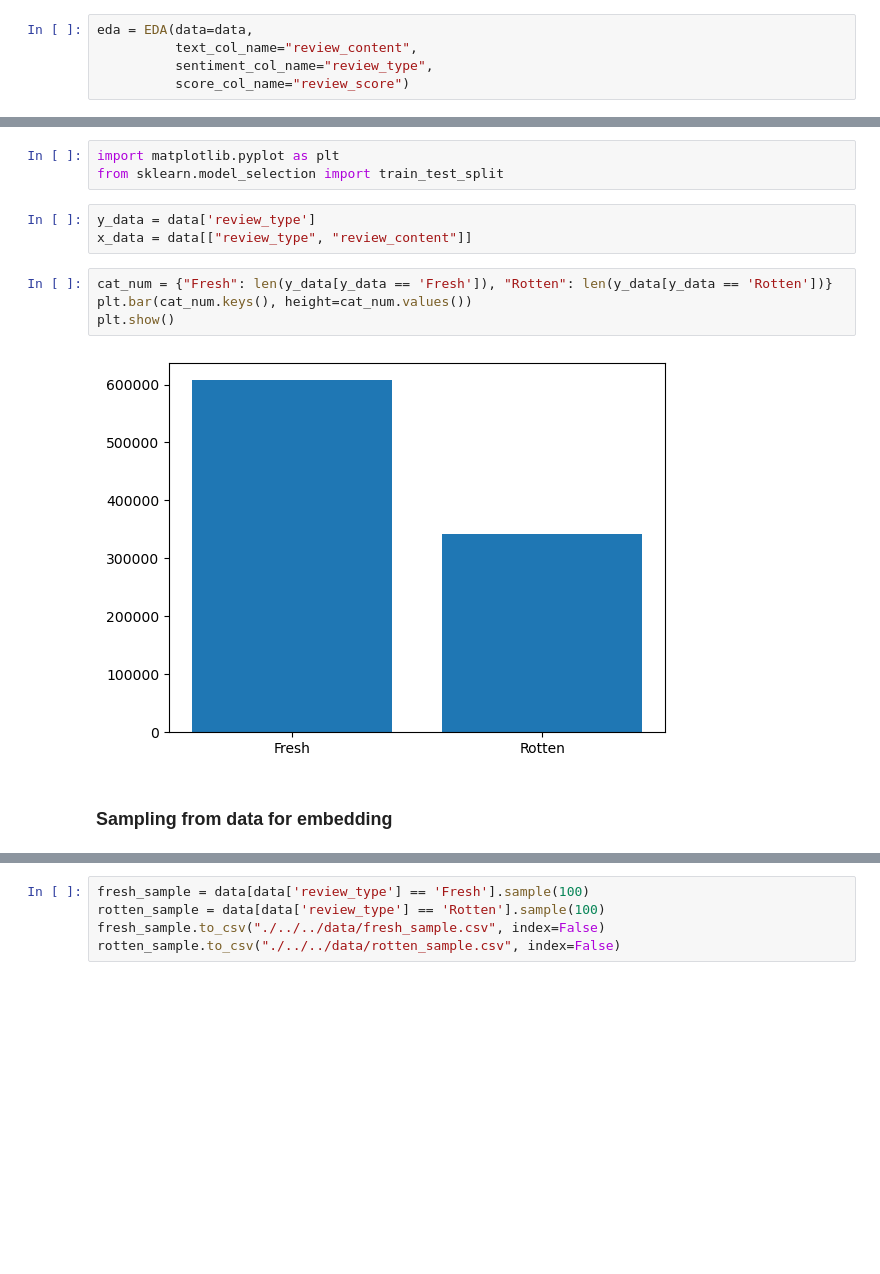
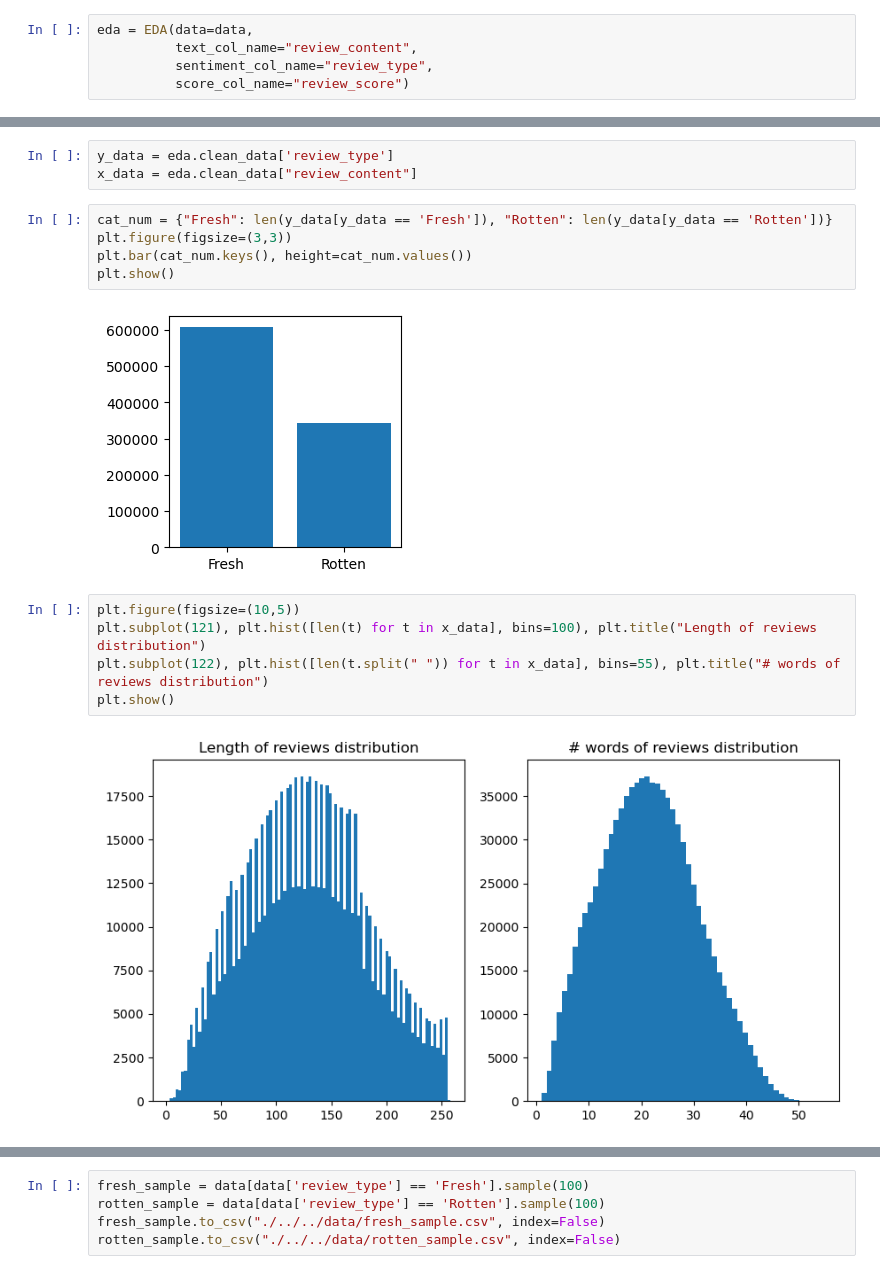
Before and after one commit to MMovasaghi/SentiMovie, a Jupyter notebook: code/data_preprocessing/preprocessing.ipynb, the cells around one changed output, grey strips where cells are left out. Cells and saved outputs as stored; diff of their text form; blank space fills up the shorter version.

```diff
--- a/code/data_preprocessing/preprocessing.ipynb
+++ b/code/data_preprocessing/preprocessing.ipynb
@@ -399,14 +339,17 @@ A sporadically amusing, frustratingly scattershot look at Thompson's life and ti
-# %%
-import matplotlib.pyplot as plt
-from sklearn.model_selection import train_test_split
 # %%
-y_data = data['review_type']
-x_data = data[["review_type", "review_content"]]
+y_data = eda.clean_data['review_type']
+x_data = eda.clean_data["review_content"]
 # %%
 cat_num = {"Fresh": len(y_data[y_data == 'Fresh']), "Rotten": len(y_data[y_data == 'Rotten'])}
+plt.figure(figsize=(3,3))
 plt.bar(cat_num.keys(), height=cat_num.values())
 plt.show()
 # %% [output]
-[figure, old version]
+[figure, new version]
-# %% [markdown]
-### Sampling from data for embedding
+# %%
+plt.figure(figsize=(10,5))
+plt.subplot(121), plt.hist([len(t) for t in x_data], bins=100), plt.title("Length of reviews distribution")
+plt.subplot(122), plt.hist([len(t.split(" ")) for t in x_data], bins=55), plt.title("# words of reviews distribution")
+plt.show()
+# %% [output]
+[figure, added]
```
Also changed, not shown: parts of 21 cells of this notebook.
